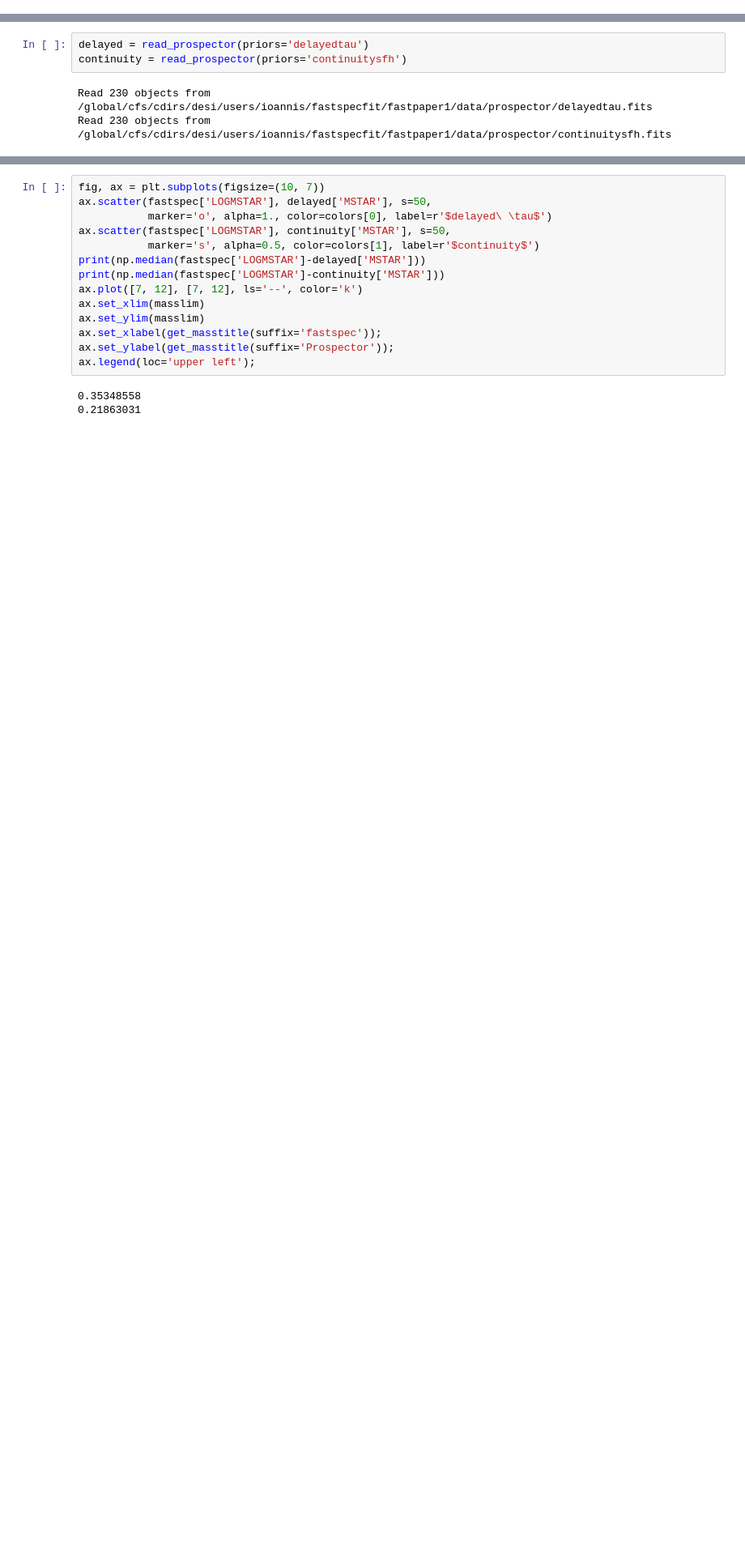
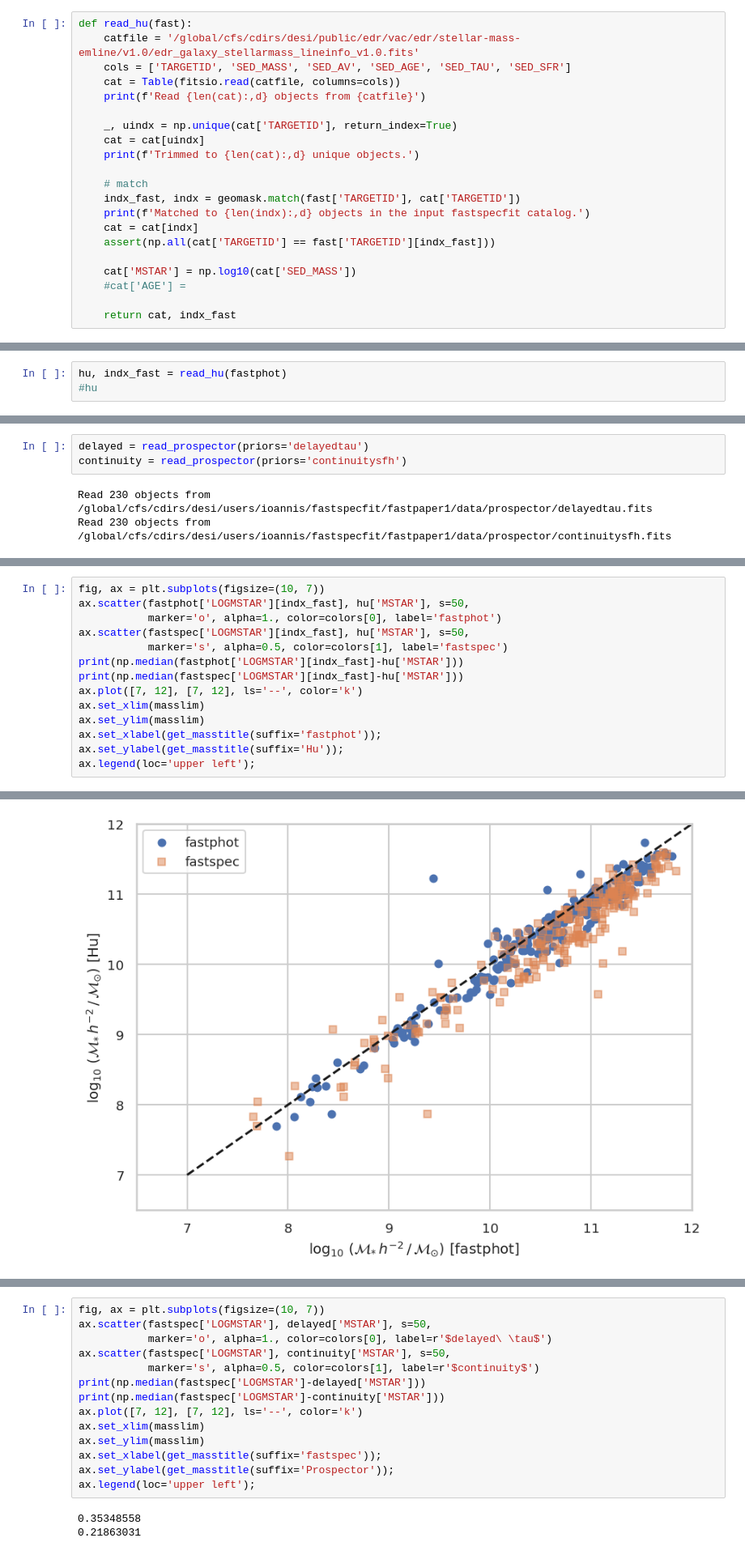
Before and after one commit to moustakas/fastspecfit-projects, a Jupyter notebook: fastpaper1/compare-mstar.ipynb, the cells around one changed output, grey strips where cells are left out. Shown at 81% size. Saved outputs shown, nothing was run; the diff lists cells and outputs as text; blank space fills up the shorter version.

```diff
--- a/fastpaper1/compare-mstar.ipynb
+++ b/fastpaper1/compare-mstar.ipynb
@@ -83,3 +99,24 @@ def read_fastspecfit(fastphot=False):
+# %%
+def read_hu(fast):
+    catfile = '/global/cfs/cdirs/desi/public/edr/vac/edr/stellar-mass-emline/v1.0/edr_galaxy_stellarmass_lineinfo_v1.0.fits'
+    cols = ['TARGETID', 'SED_MASS', 'SED_AV', 'SED_AGE', 'SED_TAU', 'SED_SFR']
+    cat = Table(fitsio.read(catfile, columns=cols))
+    print(f'Read {len(cat):,d} objects from {catfile}')
+
+    _, uindx = np.unique(cat['TARGETID'], return_index=True)
+    cat = cat[uindx]
+    print(f'Trimmed to {len(cat):,d} unique objects.')
+
+    # match
+    indx_fast, indx = geomask.match(fast['TARGETID'], cat['TARGETID'])
+    print(f'Matched to {len(indx):,d} objects in the input fastspecfit catalog.')
+    cat = cat[indx]
+    assert(np.all(cat['TARGETID'] == fast['TARGETID'][indx_fast]))
+
+    cat['MSTAR'] = np.log10(cat['SED_MASS'])
+    #cat['AGE'] =
+
+    return cat, indx_fast
 # %%
 def read_prospector(priors='delayedtau'):
     catfile = f'/global/cfs/cdirs/desi/users/ioannis/fastspecfit/fastpaper1/data/prospector/{priors}.fits'
@@ -102,0 +141,3 @@ Read 230 objects from /pscratch/sd/i/ioannis/fastspecfit/1.2.1/fuji/healpix/sv1/
+# %%
+hu, indx_fast = read_hu(fastphot)
+#hu
@@ -130,0 +182,15 @@ ax.legend(loc='upper left');
+# %%
+fig, ax = plt.subplots(figsize=(10, 7))
+ax.scatter(fastphot['LOGMSTAR'][indx_fast], hu['MSTAR'], s=50,
+           marker='o', alpha=1., color=colors[0], label='fastphot')
+ax.scatter(fastspec['LOGMSTAR'][indx_fast], hu['MSTAR'], s=50,
+           marker='s', alpha=0.5, color=colors[1], label='fastspec')
+print(np.median(fastphot['LOGMSTAR'][indx_fast]-hu['MSTAR']))
+print(np.median(fastspec['LOGMSTAR'][indx_fast]-hu['MSTAR']))
+ax.plot([7, 12], [7, 12], ls='--', color='k')
+ax.set_xlim(masslim)
+ax.set_ylim(masslim)
+ax.set_xlabel(get_masstitle(suffix='fastphot'));
+ax.set_ylabel(get_masstitle(suffix='Hu'));
+ax.legend(loc='upper left');
+# %% [output]
@@ -130,0 +199 @@ ax.legend(loc='upper left');
+[figure, added]
```
Also changed, not shown: parts of 16 cells of this notebook.
